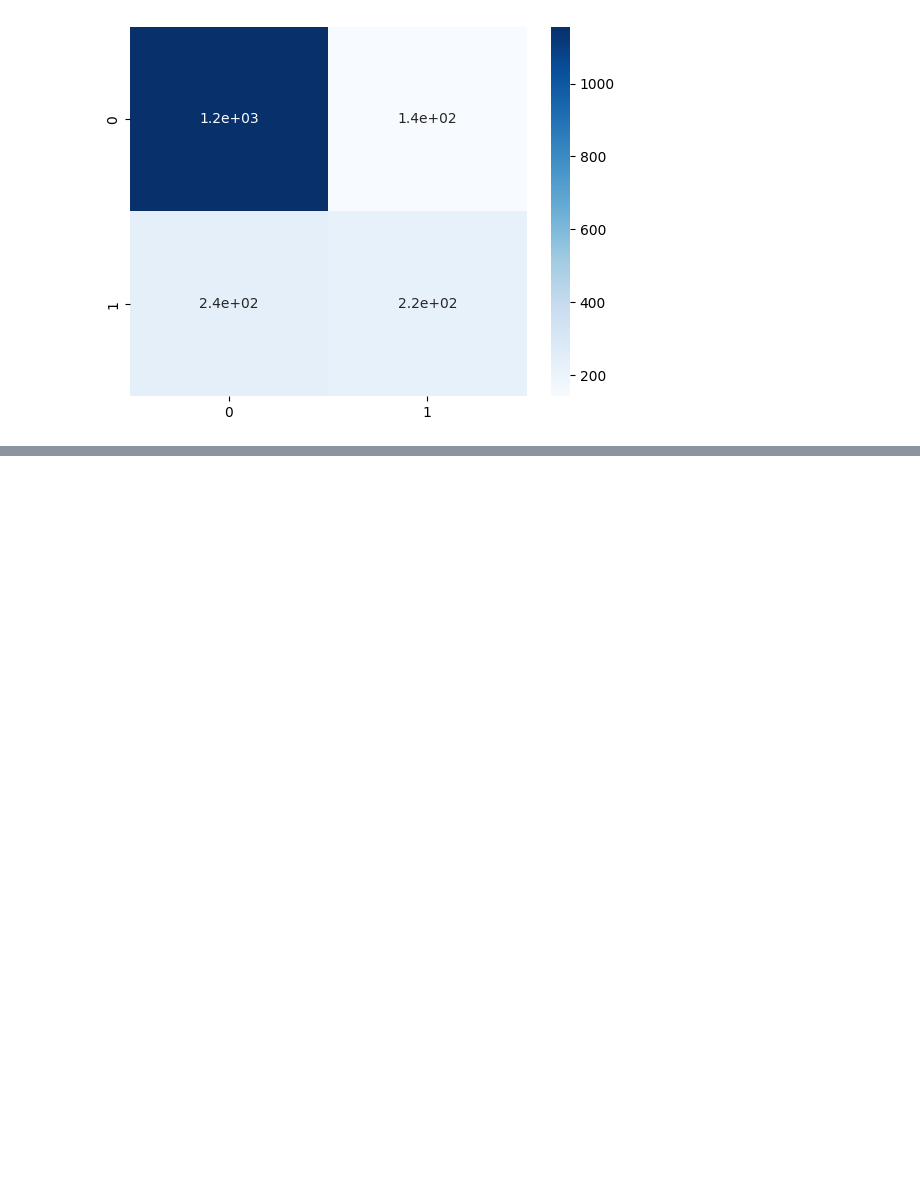
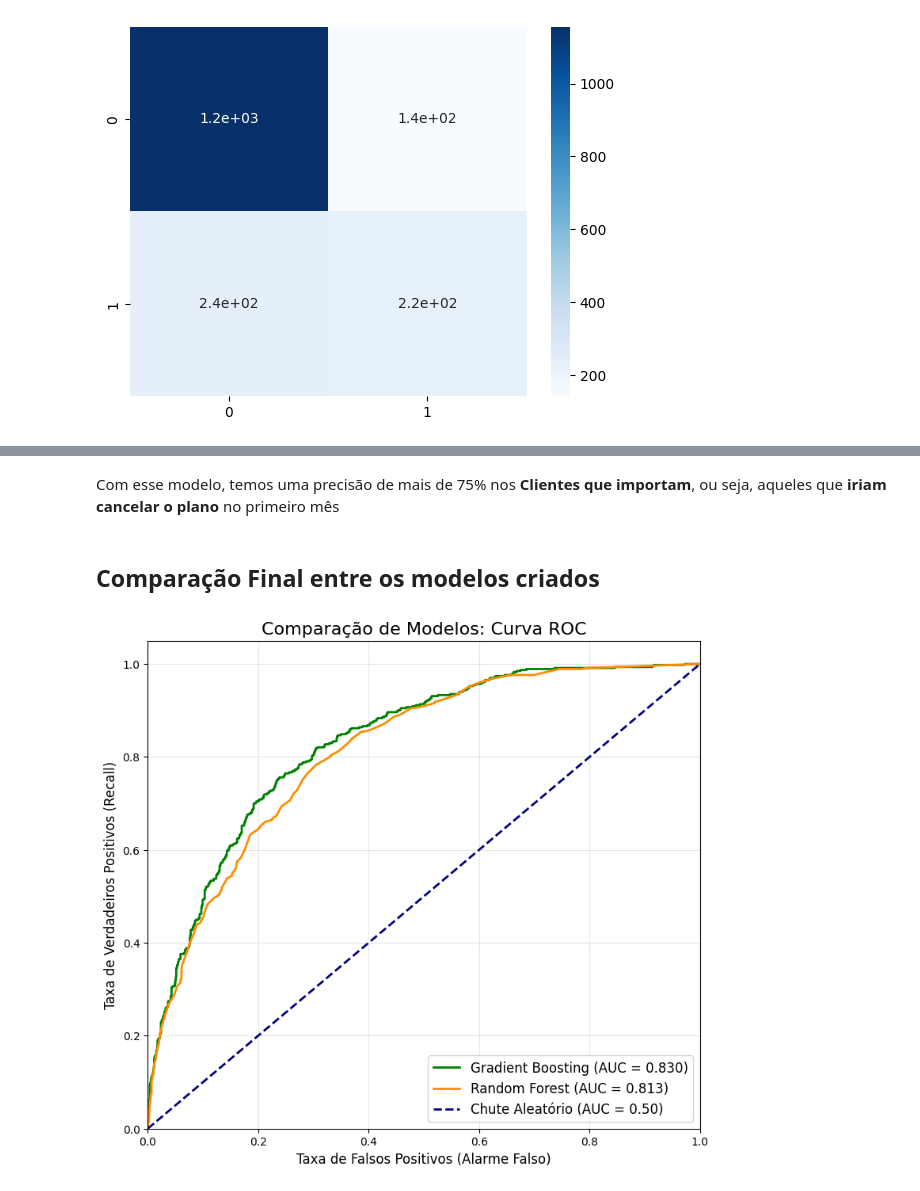
Before and after one commit to AdryanCALS/AnaliseChurn, a Jupyter notebook: python/churn_model.ipynb, the cells around one changed output, grey strips where cells are left out. Drawn from its saved outputs; the diff is of its cells as text; code cells hidden in the pictures; blank space fills up the shorter version.

Commit message:
Add: Ajustes finais no modelo de Machine Learning

```diff
--- a/python/churn_model.ipynb
+++ b/python/churn_model.ipynb
@@ -234,0 +243,6 @@ sns.heatmap(matriz, annot=True, cmap="Blues")
+# %%
+gb_model = GradientBoostingClassifier(n_estimators=100, learning_rate=0.1, max_depth=3, random_state=1)
+gb_model.fit(train_X, train_y)
+
+prediction_gb = gb_model.predict(val_X)
+print(classification_report(val_Y, prediction_gb))
@@ -234,0 +277,34 @@ sns.heatmap(matriz, annot=True, cmap="Blues")
+# %% [markdown]
+Com esse modelo, temos uma precisão de mais de 75% nos **Clientes que importam**, ou seja, aqueles que **iriam cancelar o plano** no primeiro mês
+# %% [markdown]
+## Comparação Final entre os modelos criados
+# %%
+#Usaremos a curva ROC
+
+y_proba_rf = forest_model.predict_proba(val_X)[:, 1]
+y_proba_gb = gb_model.predict_proba(val_X)[:, 1]
+
+fpr_rf, tpr_rf, _ = roc_curve(val_Y, y_proba_rf)
+roc_auc_rf = auc(fpr_rf, tpr_rf)
+
+fpr_gb, tpr_gb, _ = roc_curve(val_Y, y_proba_gb)
+roc_auc_gb = auc(fpr_gb, tpr_gb)
+
+plt.figure(figsize=(9, 8))
+
+plt.plot(fpr_gb, tpr_gb, color='green', lw=2, label=f'Gradient Boosting (AUC = {roc_auc_gb:.3f})')
+plt.plot(fpr_rf, tpr_rf, color='darkorange', lw=2, label=f'Random Forest (AUC = {roc_auc_rf:.3f})')
+
+plt.plot([0, 1], [0, 1], color='navy', lw=2, linestyle='--', label='Chute Aleatório (AUC = 0.50)')
+
+plt.xlim([0.0, 1.0])
+plt.ylim([0.0, 1.05])
+plt.xlabel('Taxa de Falsos Positivos (Alarme Falso)', fontsize=12)
+plt.ylabel('Taxa de Verdadeiros Positivos (Recall)', fontsize=12)
+plt.title('Comparação de Modelos: Curva ROC', fontsize=16)
+plt.legend(loc="lower right", fontsize=12)
+plt.grid(True, alpha=0.3)
+
+plt.show()
+# %% [output]
+[figure, added]
```
Also changed, not shown: parts of 8 cells of this notebook.
